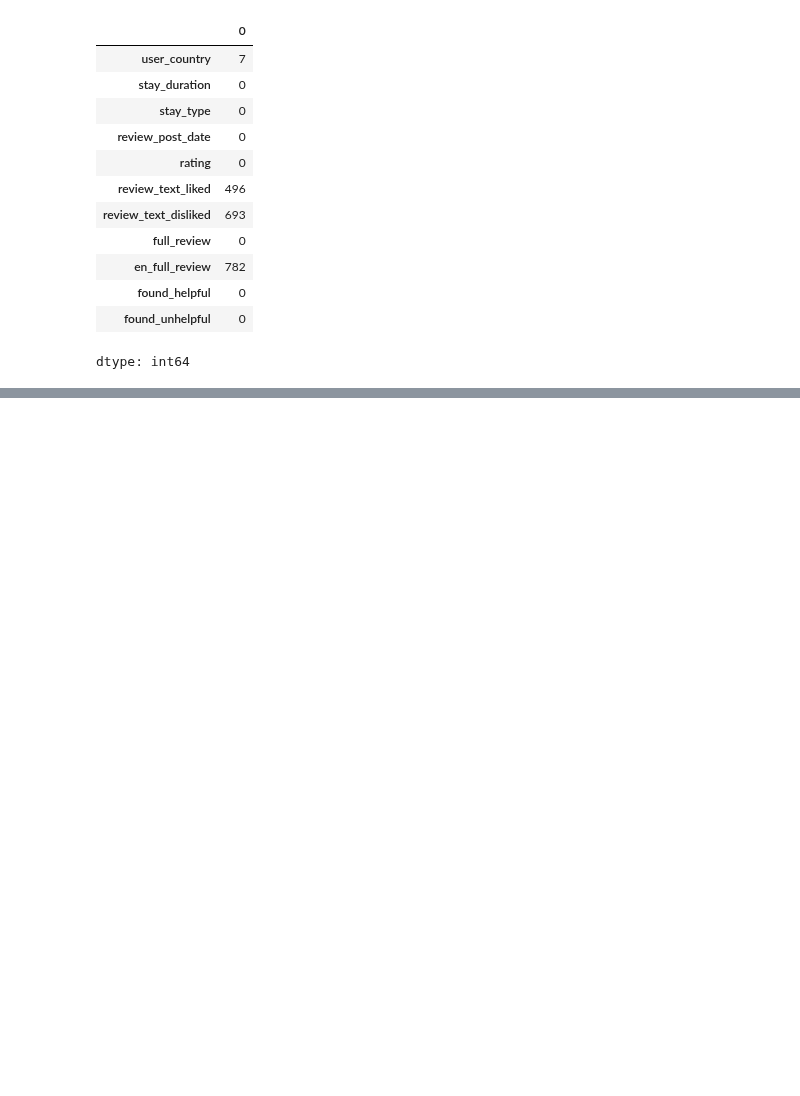
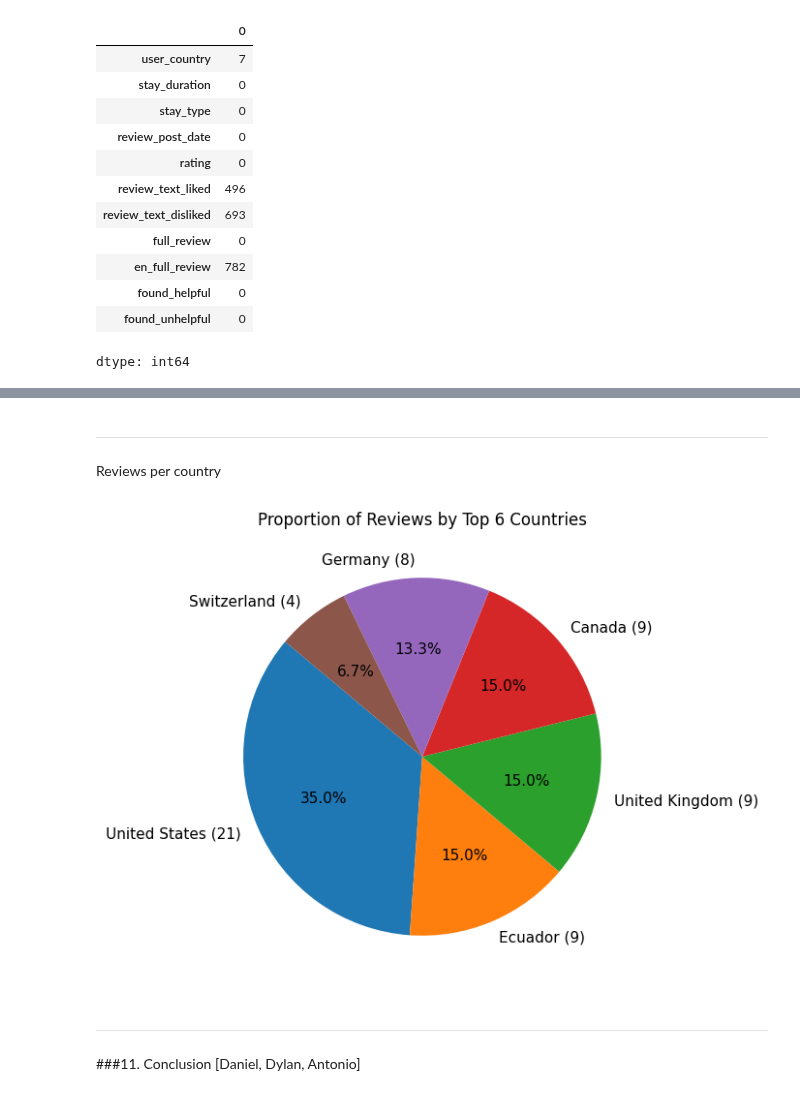
Before and after one commit to danielgancino/act2_si_225_group4, a Jupyter notebook: act2_si_eda_225_group4.ipynb, the cells around one changed output, grey strips where cells are left out. Drawn from its saved outputs; the diff is of its cells as text; code cells hidden in the pictures; blank space fills up the shorter version.

```diff
--- a/act2_si_eda_225_group4.ipynb
+++ b/act2_si_eda_225_group4.ipynb
@@ -122,0 +342,3 @@ dtype: int64
+# %%
+reviews_per_country = df.groupby('user_country').size()
+reviews_per_country
@@ -122,0 +387,17 @@ dtype: int64
+# %% [markdown]
+--------------------
+Reviews per country
+# %%
+top_countries = reviews_per_country.sort_values(ascending=False).head(6)
+
+labels = [f"{country} ({count})" for country, count in zip(top_countries.index, top_countries.values)]
+
+plt.figure(figsize=(6,6))
+plt.pie(top_countries, labels=labels, autopct='%1.1f%%', startangle=140, textprops={'fontsize': 11})
+plt.title('Proportion of Reviews by Top 6 Countries')
+plt.show()
+# %% [output]
+[figure, added]
+# %% [markdown]
+------------
+###11. Conclusion [Daniel, Dylan, Antonio]
```
Also changed, not shown: parts of 32 cells of this notebook.
